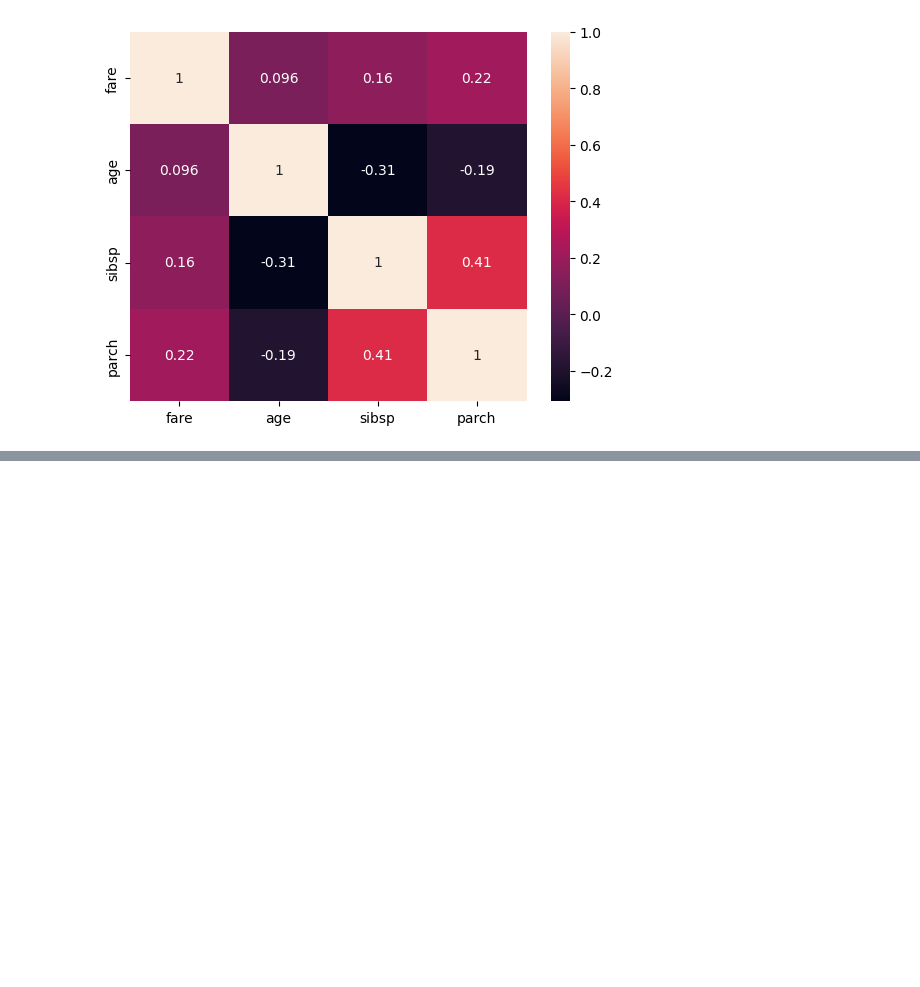
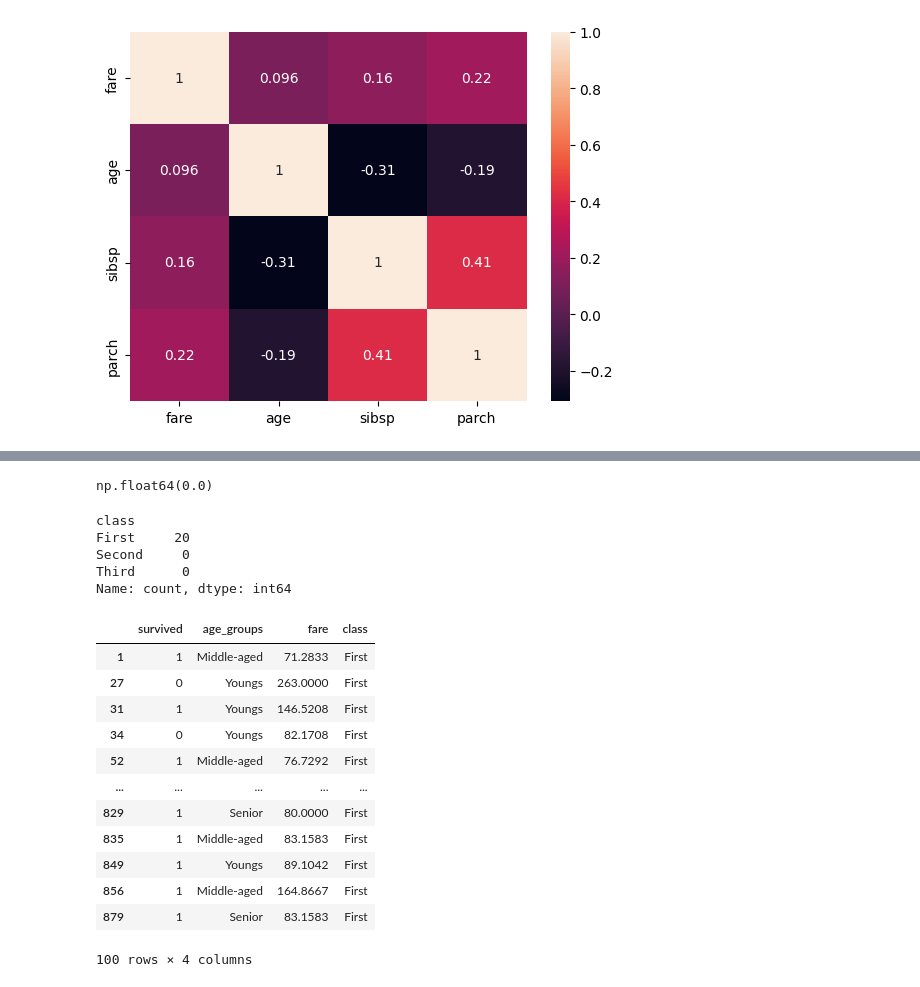
Before and after one commit to Jawad-hu/Exploratory-Data-Analysis, a Jupyter notebook: 02_Pandas_titanic.ipynb, the cells around one changed output, grey strips where cells are left out. Drawn from its saved outputs; the diff is of its cells as text; code cells hidden in the pictures; blank space fills up the shorter version.

```diff
--- a/02_Pandas_titanic.ipynb
+++ b/02_Pandas_titanic.ipynb
@@ -187,0 +314,9 @@ sns.pairplot (df)
+# %%
+# Binning of age column into 7  categories
+
+bins = [0, 1, 5, 12, 18 , 30, 50 , 80]
+
+labels = ['Infants', 'Toddler', 'Kids', 'Teenager', 'Youngs', 'Middle-aged', 'Senior']
+
+# kis column ko bins main change krna hai
+df['binned_age']= pd.cut (df['age'], bins=bins, labels=labels)
@@ -187,0 +346,2 @@ sns.pairplot (df)
+# %%
+df.rename (columns = {'binned_age': 'age_groups'}, inplace=True)
@@ -187,0 +368,2 @@ sns.pairplot (df)
+# %%
+df_01 =  df [['survived', 'age_groups', 'fare', 'class']]
@@ -187,0 +383,4 @@ sns.pairplot (df)
+# %%
+df ['fare'].min ()
+# %% [output]
+np.float64(0.0)
@@ -187,0 +391,25 @@ sns.pairplot (df)
+# %%
+df_200['class'].value_counts()
+# %% [output]
+class
+First     20
+Second     0
+Third      0
+Name: count, dtype: int64
+# %%
+# how to Add two Filters together
+df_01 [(df_01['fare'] > 70) & (df_01 ['class'] == 'First')]
+# %% [output]
+|  | survived | age_groups | fare | class |
+| 1 | 1 | Middle-aged | 71.2833 | First |
+| 27 | 0 | Youngs | 263.0000 | First |
+| 31 | 1 | Youngs | 146.5208 | First |
+| 34 | 0 | Youngs | 82.1708 | First |
+| 52 | 1 | Middle-aged | 76.7292 | First |
+| ... | ... | ... | ... | ... |
+| 829 | 1 | Senior | 80.0000 | First |
+| 835 | 1 | Middle-aged | 83.1583 | First |
+| 849 | 1 | Youngs | 89.1042 | First |
+| 856 | 1 | Middle-aged | 164.8667 | First |
+| 879 | 1 | Senior | 83.1583 | First |
+100 rows × 4 columns
```
Also changed, not shown: parts of 28 cells of this notebook.
